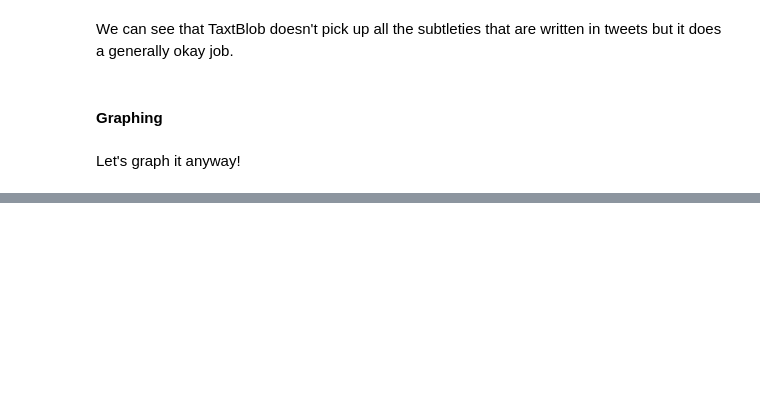
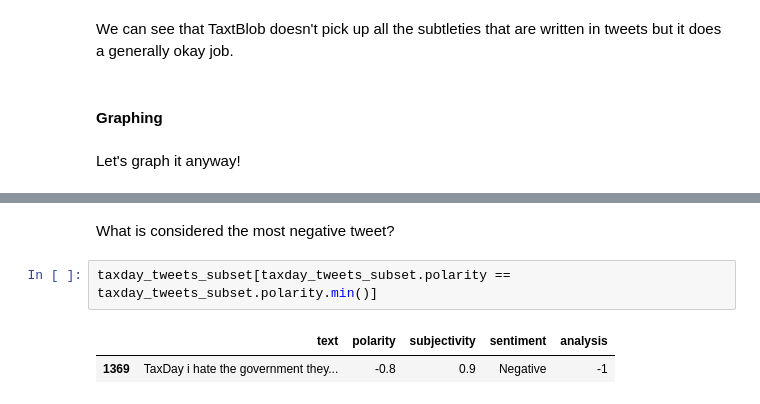
Before and after one commit to carpentries-incubator/twitter-with-twarc, a Jupyter notebook: code/TextBlob_Exploration.ipynb, the cells around one changed output, grey strips where cells are left out. Drawn from its saved outputs; the diff is of its cells as text; blank space fills up the shorter version.

```diff
--- a/code/TextBlob_Exploration.ipynb
+++ b/code/TextBlob_Exploration.ipynb
@@ -292,0 +307,7 @@ alt.Chart(df).mark_point().encode(
+# %% [markdown]
+What is considered the most negative tweet?
+# %%
+taxday_tweets_subset[taxday_tweets_subset.polarity == taxday_tweets_subset.polarity.min()]
+# %% [output]
+|  | text | polarity | subjectivity | sentiment | analysis |
+| 1369 | TaxDay i hate the government they... | -0.8 | 0.9 | Negative | -1 |
```
Also changed, not shown: parts of 12 cells of this notebook, 1 other file.
